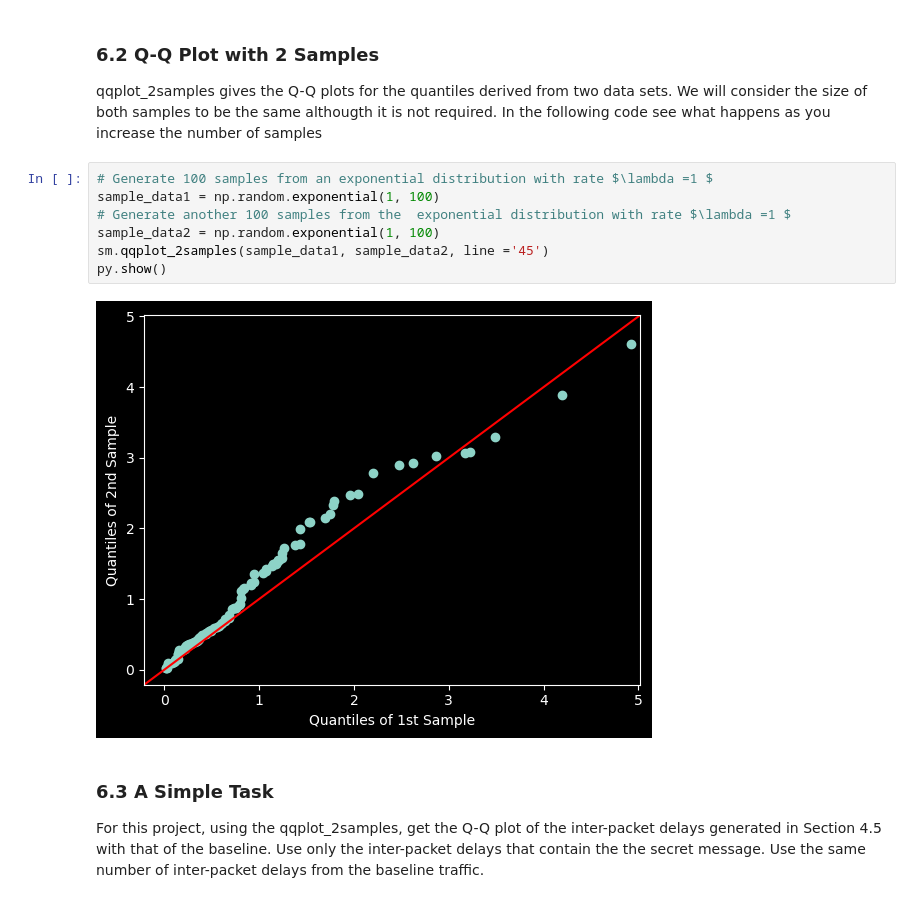
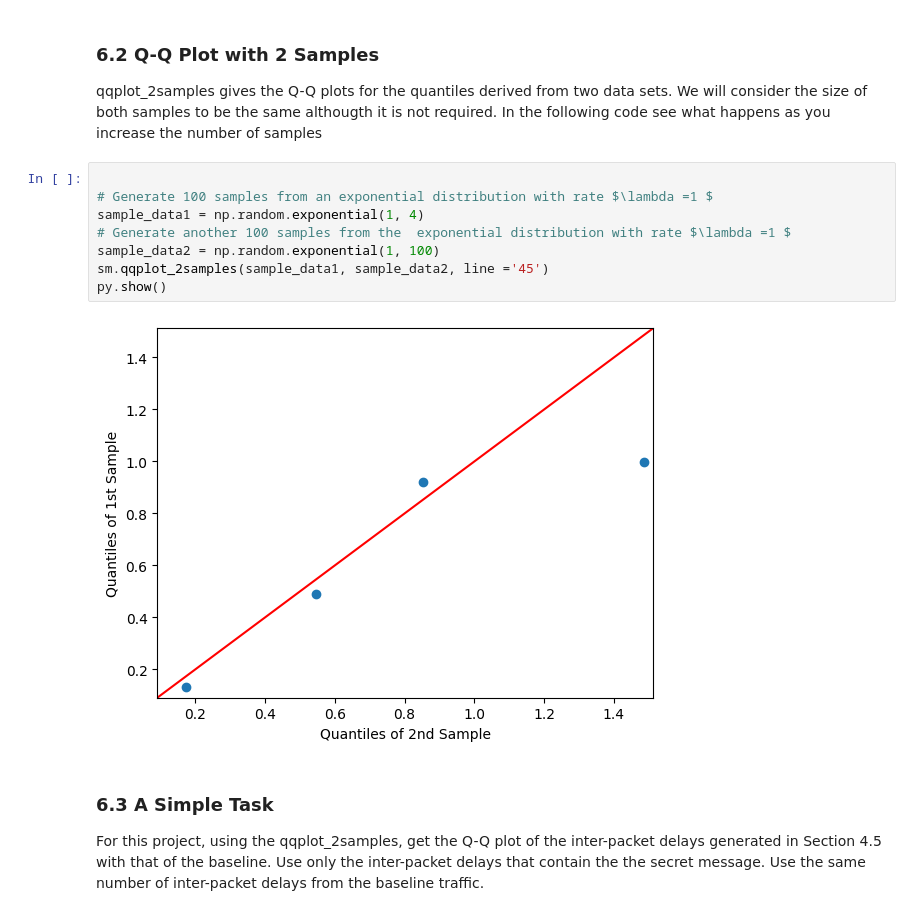
Before and after one commit to nguyjtra/test, a Jupyter notebook: ECS132_Project_Spring_2025_Draft.ipynb, the cells around one changed output. Drawn from its saved outputs; the diff is of its cells as text.

```diff
--- a/ECS132_Project_Spring_2025_Draft.ipynb
+++ b/ECS132_Project_Spring_2025_Draft.ipynb
@@ -845,14 +816,15 @@ py.show()
 
 qqplot_2samples gives the Q-Q plots for the quantiles derived from two data sets. We will consider the size of both samples to be the same althougth it is not required. In the following code see what happens as you increase the number of samples
 # %%
+
 # Generate 100 samples from an exponential distribution with rate $\lambda =1 $
-sample_data1 = np.random.exponential(1, 100)
+sample_data1 = np.random.exponential(1, 4)
 # Generate another 100 samples from the  exponential distribution with rate $\lambda =1 $
 sample_data2 = np.random.exponential(1, 100)
 sm.qqplot_2samples(sample_data1, sample_data2, line ='45')
 py.show()
 # %% [output]
-[figure, old version]
+[figure, new version]
 # %% [markdown]
 ### 6.3 A Simple Task
 
```
Also changed, not shown: parts of 26 cells of this notebook, 3 other files.
